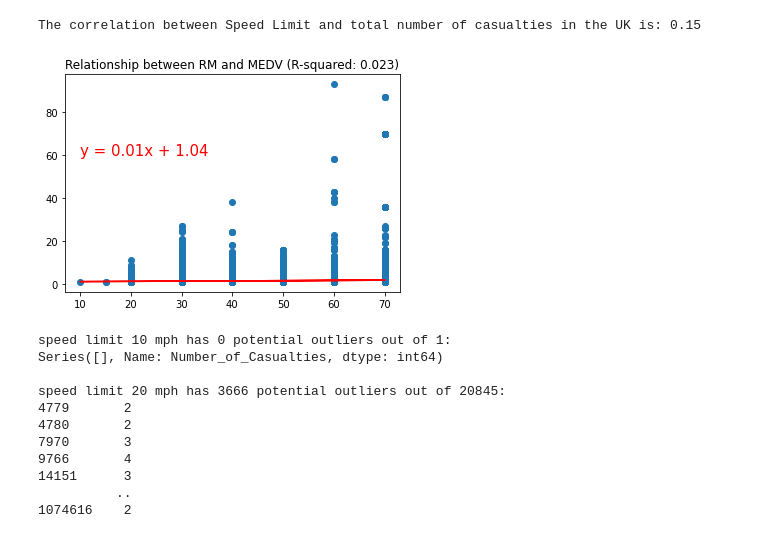
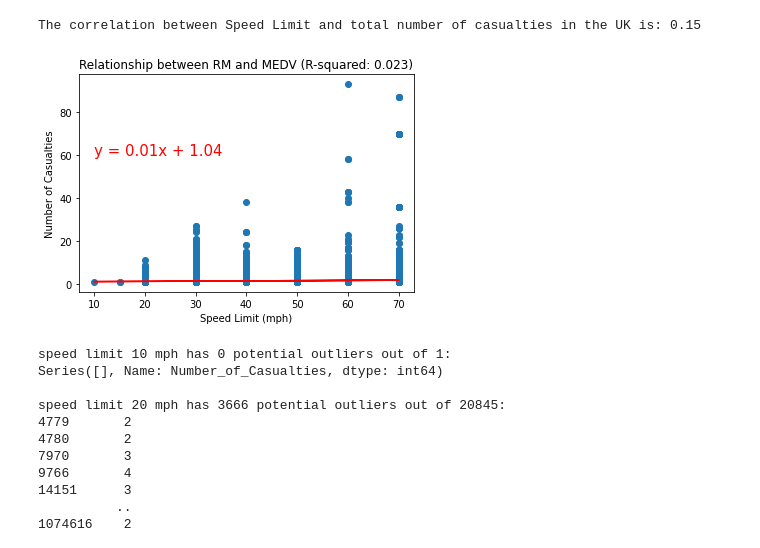
Before and after one commit to Garywtne/Team_Project_One, a Jupyter notebook: 05_RoadSafety.ipynb, the cells around one changed output. Cells and saved outputs as stored; diff of their text form; code cells hidden in the pictures.

```diff
--- a/05_RoadSafety.ipynb
+++ b/05_RoadSafety.ipynb
@@ -103,22 +103,24 @@ The correlation between Speed Limit and total number of casualties in the UK is:
 # %%
 plt.scatter(speed, casualties)
 # Define scatter values for x and y axis
 x_values = speed
 y_values = casualties
 # Compute regression line
 slope, intercept, rvalue, pvalue, stderr = st.linregress(x_values, y_values)
 # Get y_axis values for the the regression line and add to plot
 regress_values = x_values * slope + intercept
 plt.plot(x_values,regress_values,"r-")
+plt.ylabel('Number of Casualties')
+plt.xlabel('Speed Limit (mph)')
 # Get string with the equation formula and add to plot
 line_eq = "y = " + str(round(slope,2)) + "x + " + str(round(intercept,2))
 plt.annotate(line_eq,(6,10),fontsize=15,color="red")
 # Add title with the value for the r-squared
 plt.title(f"Relationship between RM and MEDV (R-squared: {round(rvalue**2, 3)})")
 plt.annotate(line_eq,(10,60),fontsize=15,color="red")
-plt.savefig('Images/Scatterplot_RM_MEDV.png')
+plt.savefig('Images/Scatter_RM_MEDV.png')
 # %% [output]
-[figure, old version]
+[figure, new version]
 # %%
 # Put speed limits into a list for for loop (and later for plot labels)
 speed_list = [10, 20, 30, 40, 50, 60, 70]
```
Also changed, not shown: parts of 1 cell of this notebook.
